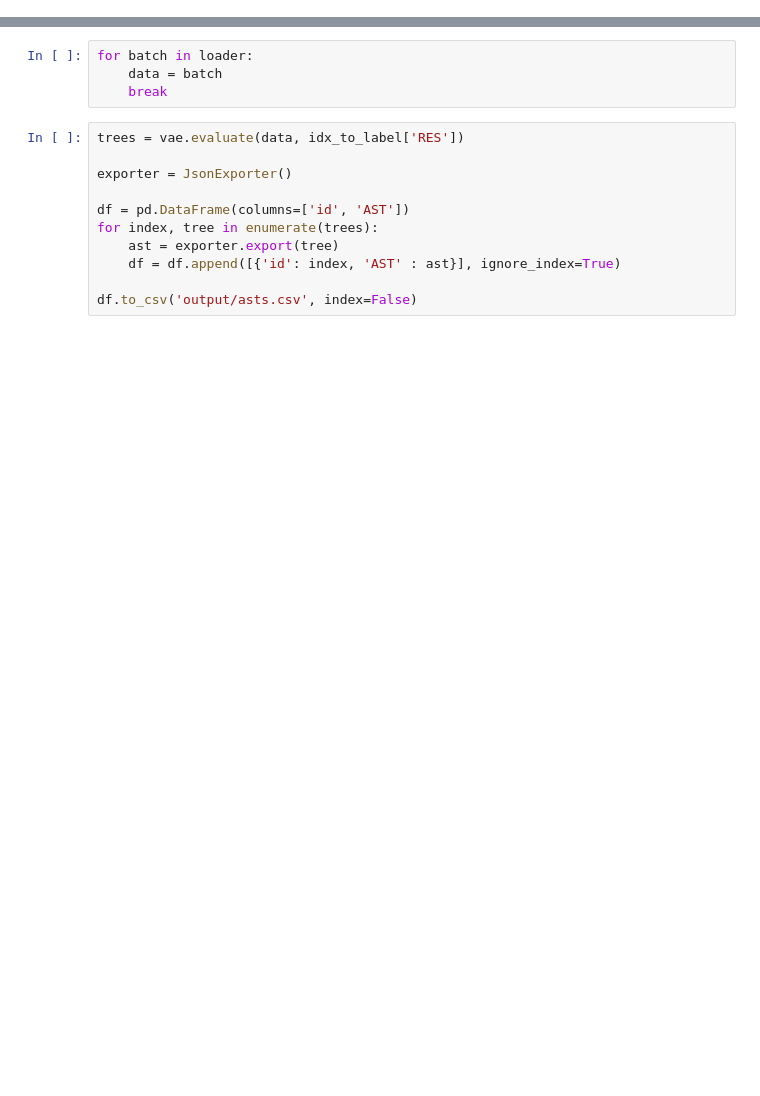
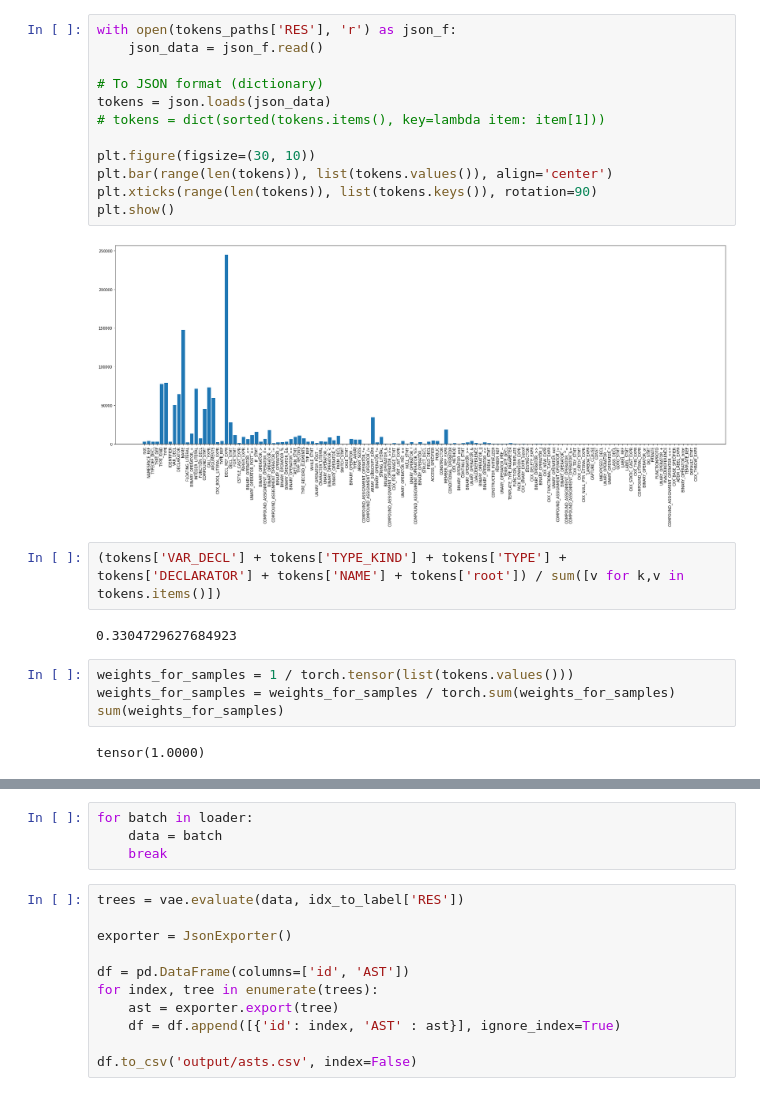
Before and after one commit to sander102907/autoencoder_program_synthesis, a Jupyter notebook: Tree_LSTM_VAE.ipynb, the cells around one changed output, grey strips where cells are left out. Cells and saved outputs as stored; diff of their text form; blank space fills up the shorter version.

```diff
--- a/Tree_LSTM_VAE.ipynb
+++ b/Tree_LSTM_VAE.ipynb
@@ -115,3 +119,27 @@ dataset_path = '../data/ast_trees/asts.csv.bz2'
 
 
 vae, loader, idx_to_label, label_to_idx = train(dataset_path, tokens_paths)
+# %%
+with open(tokens_paths['RES'], 'r') as json_f:
+    json_data = json_f.read()
+
+# To JSON format (dictionary)
+tokens = json.loads(json_data)
+# tokens = dict(sorted(tokens.items(), key=lambda item: item[1]))
+
+plt.figure(figsize=(30, 10))
+plt.bar(range(len(tokens)), list(tokens.values()), align='center')
+plt.xticks(range(len(tokens)), list(tokens.keys()), rotation=90)
+plt.show()
+# %% [output]
+[figure, added]
+# %%
+(tokens['VAR_DECL'] + tokens['TYPE_KIND'] + tokens['TYPE'] + tokens['DECLARATOR'] + tokens['NAME'] + tokens['root']) / sum([v for k,v in tokens.items()])
+# %% [output]
+0.3304729627684923
+# %%
+weights_for_samples = 1 / torch.tensor(list(tokens.values()))
+weights_for_samples = weights_for_samples / torch.sum(weights_for_samples)
+sum(weights_for_samples)
+# %% [output]
+tensor(1.0000)
```
Also changed, not shown: parts of 5 cells of this notebook, 3 other files.
